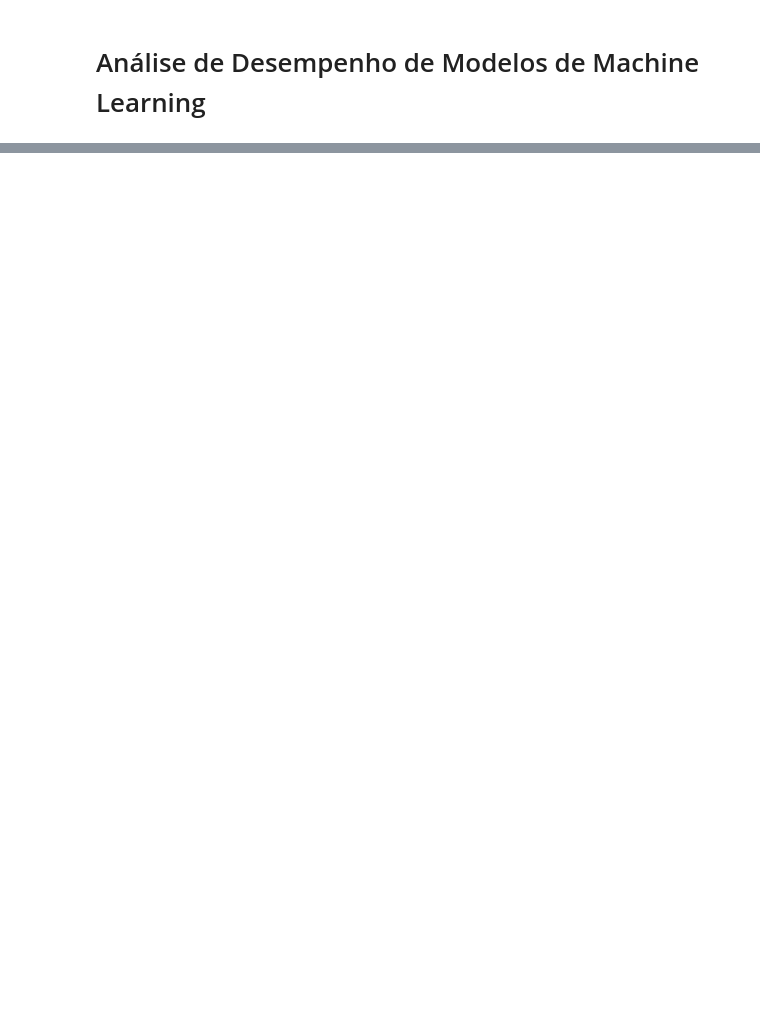
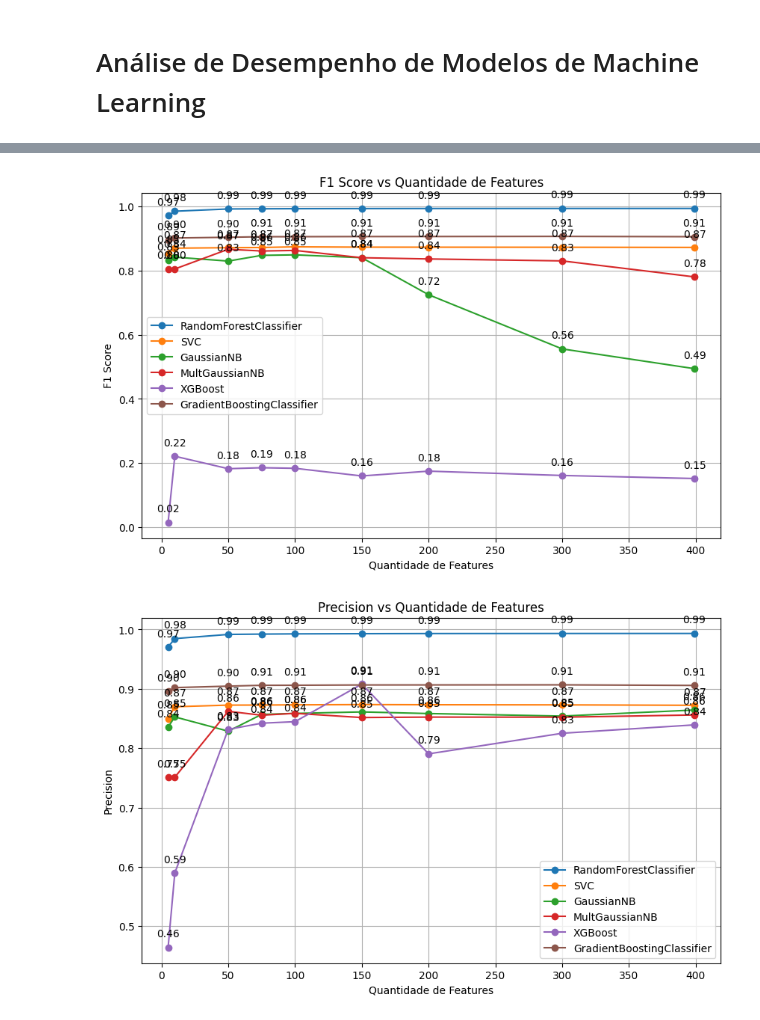
Before and after one commit to fsluizvictor/tcc_experiments_az_ml, a Jupyter notebook: src/notebooks/results/model_performance_analysis.ipynb, the cells around one changed output, grey strips where cells are left out. Saved outputs shown, nothing was run; the diff lists cells and outputs as text; code cells hidden in the pictures; blank space fills up the shorter version.

```diff
--- a/src/notebooks/results/model_performance_analysis.ipynb
+++ b/src/notebooks/results/model_performance_analysis.ipynb
@@ -50,0 +52,17 @@ plot_other_metrics_swapped(df)
+# %%
+def plot_other_metrics(df):
+    models = df['Modelo'].unique()
+    metrics = ['F1 Score', 'Precision', 'Recall']
+    for metric in metrics:
+        plt.figure(figsize=(10, 6))
+        for model in models:
+            model_data = df[df['Modelo'] == model].sort_values(by='Quantidade de Features')
+            plt.plot(model_data['Quantidade de Features'], model_data[metric], marker='o', label=model)
+            for i, txt in enumerate(model_data[metric]):
+                plt.annotate(f"{txt:.2f}", (model_data['Quantidade de Features'].iloc[i], model_data[metric].iloc[i]), textcoords="offset points", xytext=(0,10), ha='center')
+        plt.title(f'{metric} vs Quantidade de Features')
+        plt.xlabel('Quantidade de Features')
+        plt.ylabel(metric)
+        plt.grid(True)
+        plt.legend()
+        plt.show()
@@ -50,0 +79,6 @@ plot_other_metrics_swapped(df)
+# %%
+# Plotar outras métricas interessantes com eixos trocados
+plot_other_metrics(df)
+# %% [output]
+[figure, added]
+[figure, added]
```
Also changed, not shown: parts of 6 cells of this notebook, 4 other files.
